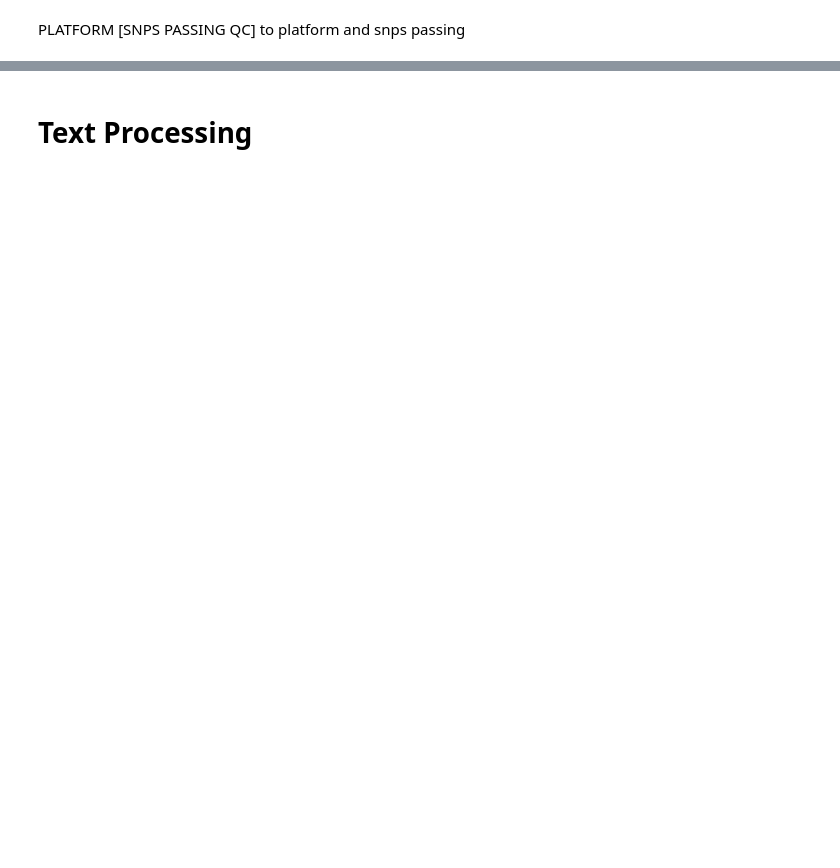
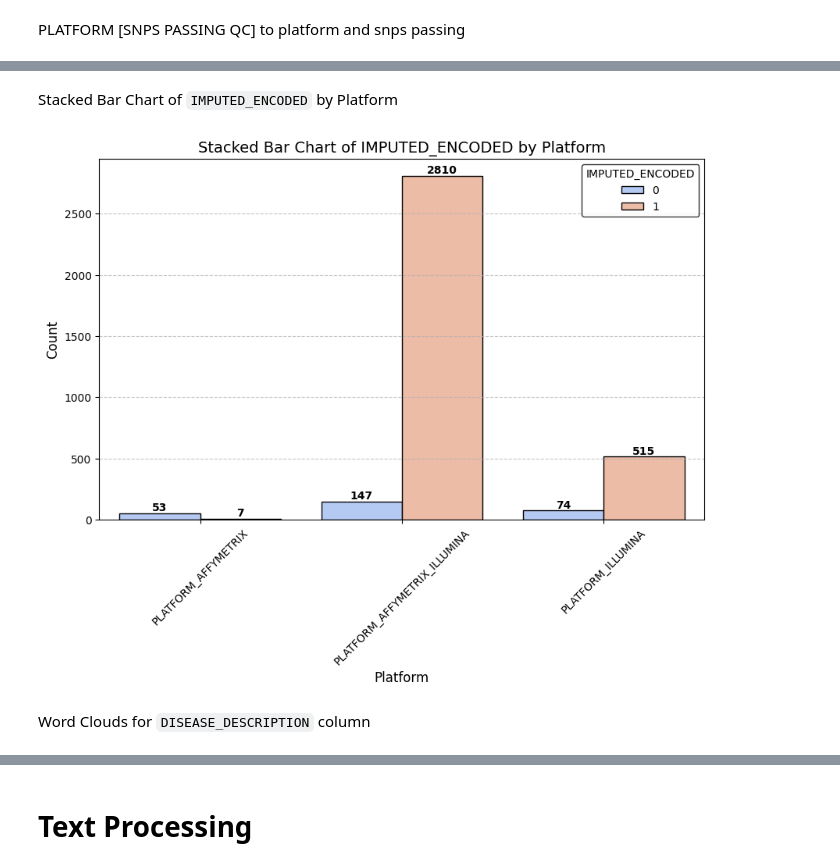
Before and after one commit to AbdullahDahabre/T2D-Prediction-System--Data-Fusion-for-Enhanced-Decision-Making, a Jupyter notebook: genetic.ipynb, the cells around one changed output, grey strips where cells are left out. Drawn from its saved outputs; the diff is of its cells as text; code cells hidden in the pictures; blank space fills up the shorter version.

```diff
--- a/genetic.ipynb
+++ b/genetic.ipynb
@@ -538,0 +1120,42 @@ convert OR or BETA to OR_or_BETA
+# %% [markdown]
+Stacked Bar Chart of `IMPUTED_ENCODED` by Platform
+# %%
+# Select platform columns
+platform_columns = ["PLATFORM_AFFYMETRIX", "PLATFORM_AFFYMETRIX_ILLUMINA", "PLATFORM_ILLUMINA"]
+
+# Melt the dataframe to long format
+melted_df = genetic_df.melt(id_vars=["IMPUTED_ENCODED"], value_vars=platform_columns,
+                            var_name="Platform", value_name="Presence")
+
+# Filter rows where platform is present (value == 1)
+melted_df = melted_df[melted_df["Presence"] == 1]
+
+# Convert IMPUTED_ENCODED to categorical (to prevent numerical misinterpretation)
+melted_df["IMPUTED_ENCODED"] = melted_df["IMPUTED_ENCODED"].astype(str)
+
+# Create stacked bar plot with sns.countplot
+plt.figure(figsize=(10, 6))
+ax = sns.countplot(data=melted_df, x="Platform", hue="IMPUTED_ENCODED", palette="coolwarm", edgecolor="black")
+
+# Add count labels on each bar
+for p in ax.patches:
+    height = p.get_height()
+    if height > 0:
+        ax.annotate(f'{int(height)}',
+                    (p.get_x() + p.get_width() / 2., height),
+                    ha='center', va='bottom', fontsize=10, fontweight='bold', color='black')
+
+# Customize plot appearance
+plt.title("Stacked Bar Chart of IMPUTED_ENCODED by Platform", fontsize=14)
+plt.xlabel("Platform", fontsize=12)
+plt.ylabel("Count", fontsize=12)
+plt.xticks(rotation=45)  # Rotate for readability
+plt.grid(axis="y", linestyle="--", alpha=0.7)
+plt.legend(title="IMPUTED_ENCODED", loc="upper right", fontsize=10, frameon=True, edgecolor="black")
+
+# Show plot
+plt.show()
+# %% [output]
+[figure, added]
+# %% [markdown]
+Word Clouds for `DISEASE_DESCRIPTION` column
```
Also changed, not shown: parts of 78 cells of this notebook.
